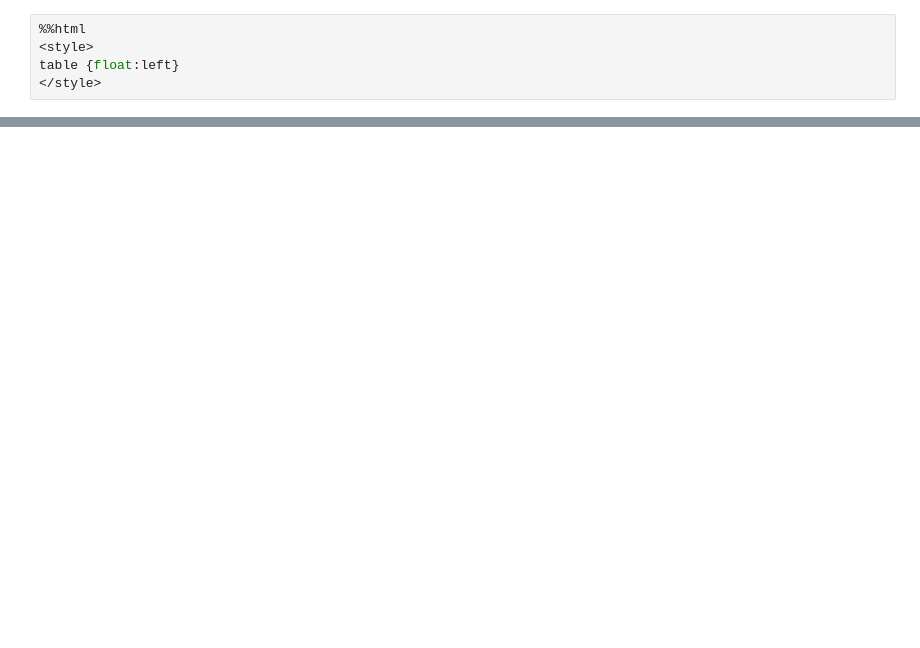
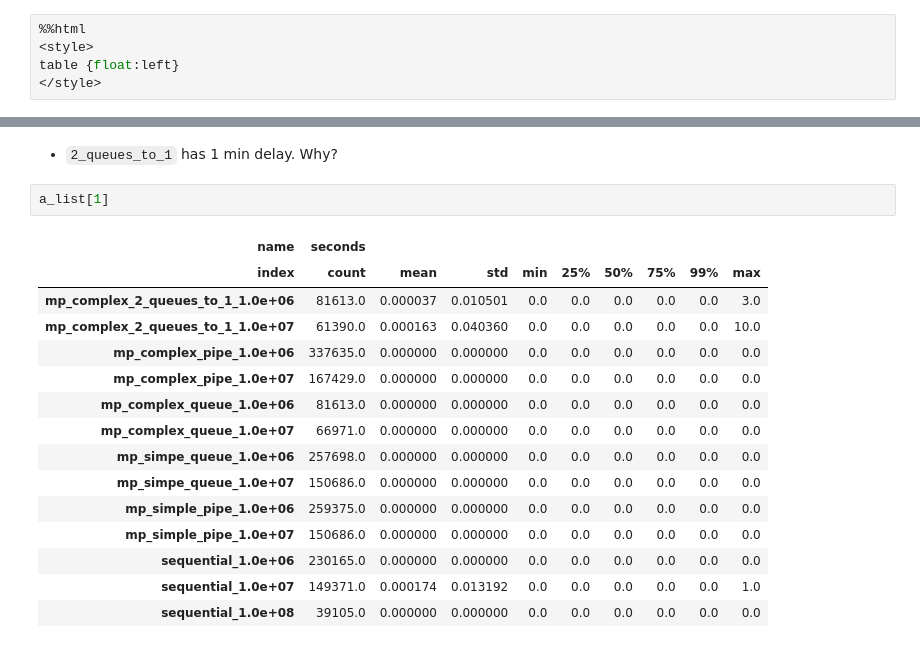
Before and after one commit to snakerzr/time_and_sales_prediction_exploration, a Jupyter notebook: multiprocessing_test.ipynb, the cells around one changed output, grey strips where cells are left out. Saved outputs shown, nothing was run; the diff lists cells and outputs as text; blank space fills up the shorter version.

```diff
--- a/multiprocessing_test.ipynb
+++ b/multiprocessing_test.ipynb
@@ -215,0 +394,20 @@ True
+# %% [markdown]
+* `2_queues_to_1` has 1 min delay. Why?
+# %%
+a_list[1]
+# %% [output]
+| name | seconds |  |  |  |  |  |  |  |  |
+| index | count | mean | std | min | 25% | 50% | 75% | 99% | max |
+| mp_complex_2_queues_to_1_1.0e+06 | 81613.0 | 0.000037 | 0.010501 | 0.0 | 0.0 | 0.0 | 0.0 | 0.0 | 3.0 |
+| mp_complex_2_queues_to_1_1.0e+07 | 61390.0 | 0.000163 | 0.040360 | 0.0 | 0.0 | 0.0 | 0.0 | 0.0 | 10.0 |
+| mp_complex_pipe_1.0e+06 | 337635.0 | 0.000000 | 0.000000 | 0.0 | 0.0 | 0.0 | 0.0 | 0.0 | 0.0 |
+| mp_complex_pipe_1.0e+07 | 167429.0 | 0.000000 | 0.000000 | 0.0 | 0.0 | 0.0 | 0.0 | 0.0 | 0.0 |
+| mp_complex_queue_1.0e+06 | 81613.0 | 0.000000 | 0.000000 | 0.0 | 0.0 | 0.0 | 0.0 | 0.0 | 0.0 |
+| mp_complex_queue_1.0e+07 | 66971.0 | 0.000000 | 0.000000 | 0.0 | 0.0 | 0.0 | 0.0 | 0.0 | 0.0 |
+| mp_simpe_queue_1.0e+06 | 257698.0 | 0.000000 | 0.000000 | 0.0 | 0.0 | 0.0 | 0.0 | 0.0 | 0.0 |
+| mp_simpe_queue_1.0e+07 | 150686.0 | 0.000000 | 0.000000 | 0.0 | 0.0 | 0.0 | 0.0 | 0.0 | 0.0 |
+| mp_simple_pipe_1.0e+06 | 259375.0 | 0.000000 | 0.000000 | 0.0 | 0.0 | 0.0 | 0.0 | 0.0 | 0.0 |
+| mp_simple_pipe_1.0e+07 | 150686.0 | 0.000000 | 0.000000 | 0.0 | 0.0 | 0.0 | 0.0 | 0.0 | 0.0 |
+| sequential_1.0e+06 | 230165.0 | 0.000000 | 0.000000 | 0.0 | 0.0 | 0.0 | 0.0 | 0.0 | 0.0 |
+| sequential_1.0e+07 | 149371.0 | 0.000174 | 0.013192 | 0.0 | 0.0 | 0.0 | 0.0 | 0.0 | 1.0 |
+| sequential_1.0e+08 | 39105.0 | 0.000000 | 0.000000 | 0.0 | 0.0 | 0.0 | 0.0 | 0.0 | 0.0 |
```
Also changed, not shown: parts of 38 cells of this notebook, 5 other files.
